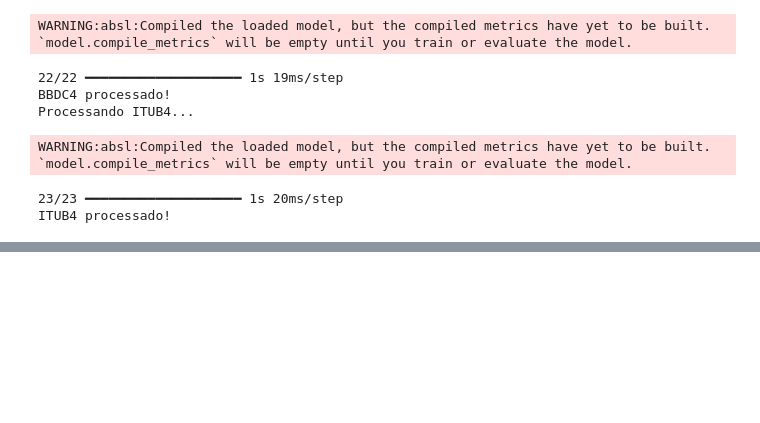
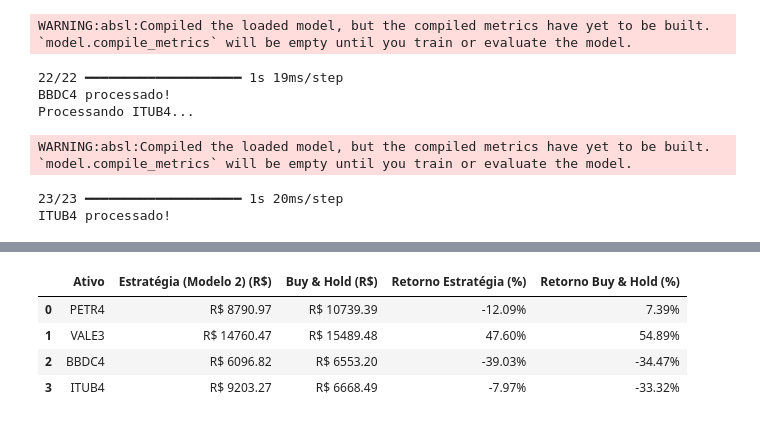
Before and after one commit to MarcosSouza257/IEEE_ID9184, a Jupyter notebook: backtest.ipynb, the cells around one changed output, grey strips where cells are left out. Saved outputs shown, nothing was run; the diff lists cells and outputs as text; code cells hidden in the pictures; blank space fills up the shorter version.

```diff
--- a/backtest.ipynb
+++ b/backtest.ipynb
@@ -130,0 +122,50 @@ signals['ITUB4'].tail()
+# %%
+def calculate_final_results(results, signals, initial_money=10000):
+    """
+    Calcula o resultado final para cada ativo e retorna um DataFrame com os resultados,
+    formatando os valores em R$ com duas casas decimais e adicionando a coluna de ganho real.
+
+    Parâmetros:
+        results (dict): Dicionário contendo os DataFrames de curva de capital de cada ativo.
+        signals (dict): Dicionário contendo os DataFrames de sinais de cada ativo.
+        initial_money (float): Quantia inicial em dinheiro para o investimento de comparação. Padrão: 10.000.
+
+    Retorna:
+        pd.DataFrame: DataFrame com os resultados finais para cada ativo.
+    """
+
+    final_results = []
+
+    for stock, capital_df in results.items():
+        if stock in signals:
+            signals_df = signals[stock]
+            final_capital = capital_df['capital'].iloc[-1]  # Valor final da curva de capital
+
+            # Calculando o valor final do investimento inicial no ativo (buy and hold)
+            initial_investment = initial_money * (signals_df['close'].iloc[-1] / signals_df['close'].iloc[0])
+
+            retorno_estrategia = ((final_capital - initial_money) / initial_money) * 100
+            retorno_buy_hold = ((initial_investment - initial_money) / initial_money) * 100
+
+            final_results.append({
+                'Ativo': stock,
+                'Estratégia (Modelo 2) (R$)': f'R$ {final_capital:.2f}',
+                'Buy & Hold (R$)': f'R$ {initial_investment:.2f}',
+                'Retorno Estratégia (%)': f'{retorno_estrategia:.2f}%',
+                'Retorno Buy & Hold (%)': f'{retorno_buy_hold:.2f}%',
+            })
+        else:
+            print(f"Ativo '{stock}' não encontrado em signals.")
+
+    return pd.DataFrame(final_results)
+# %%
+
+final_results_df = calculate_final_results(results, signals)
+# %%
+final_results_df
+# %% [output]
+|  | Ativo | Estratégia (Modelo 2) (R$) | Buy & Hold (R$) | Retorno Estratégia (%) | Retorno Buy & Hold (%) |
+| 0 | PETR4 | R$ 8790.97 | R$ 10739.39 | -12.09% | 7.39% |
+| 1 | VALE3 | R$ 14760.47 | R$ 15489.48 | 47.60% | 54.89% |
+| 2 | BBDC4 | R$ 6096.82 | R$ 6553.20 | -39.03% | -34.47% |
+| 3 | ITUB4 | R$ 9203.27 | R$ 6668.49 | -7.97% | -33.32% |
```
Also changed, not shown: parts of 2 cells of this notebook.
